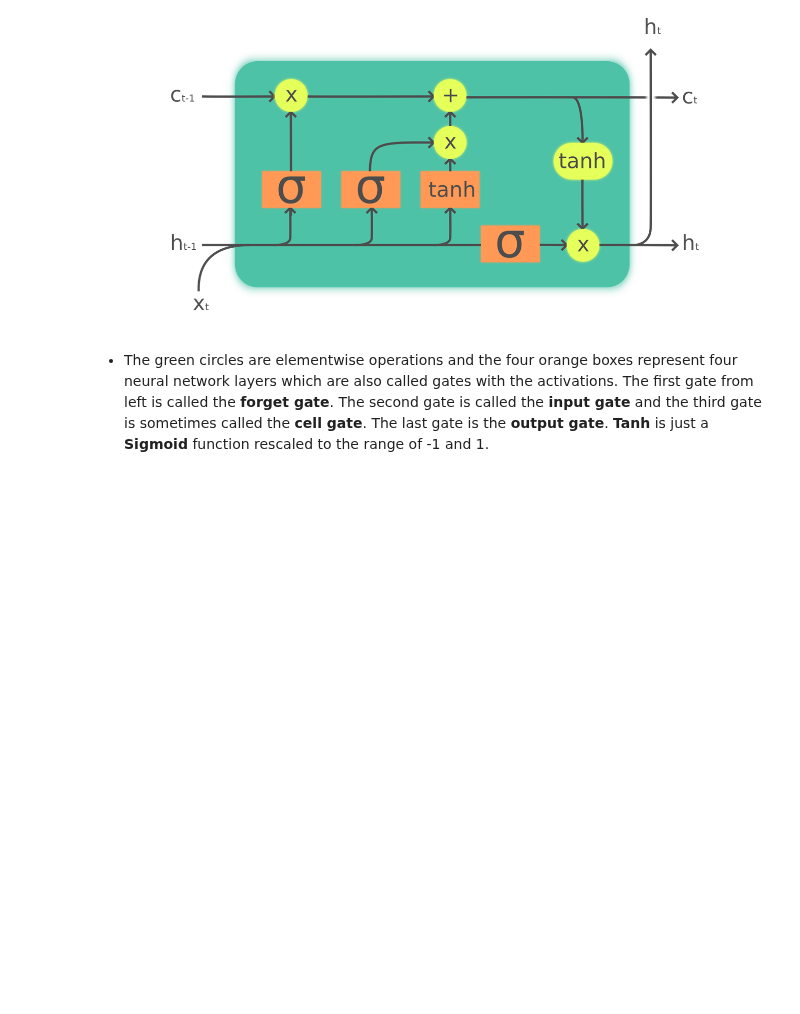
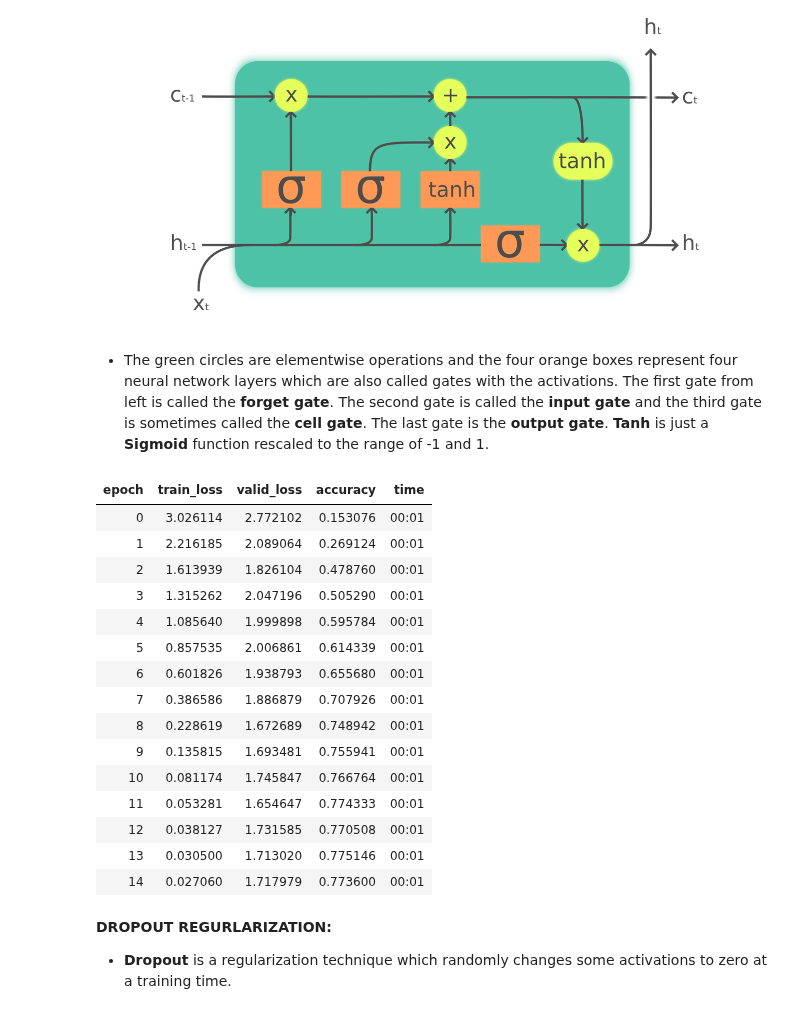
Before and after one commit to ThinamXx/Fastai, a Jupyter notebook: 11. Language Model/LanguageModel.ipynb, the cells around one changed output. Cells and saved outputs as stored; diff of their text form; code cells hidden in the pictures; blank space fills up the shorter version.

Commit message:
Language Model with LSTM

```diff
--- a/11. Language Model/LanguageModel.ipynb
+++ b/11. Language Model/LanguageModel.ipynb
@@ -368,3 +368,45 @@ class LSTMCell(Module):                                     # Defining LSTM Clas
         c = (forgetgate*c) + (ingate*cellgate)              # Initializing Cell State.
         h = outgate * c.tanh()                              # Initializing Hidden State.
         return h, (h, c)
+# %%
+#@ LANGUAGE MODEL IN PYTORCH: LONG SHORT TERM MEMORY:
+class LMModel6(Module):                                                   # Defining Language Model Class.
+    def __init__(self, vocab_sz, n_hidden, n_layers):                     # Initializing Constructor Function.
+        self.i_h = nn.Embedding(vocab_sz, n_hidden)                       # Initializing Embedding Layer.
+        self.rnn = nn.LSTM(n_hidden,n_hidden,n_layers,batch_first=True)   # Initializing LSTM Layer.
+        self.h_o = nn.Linear(n_hidden, vocab_sz)                          # Initializing Linear Layer.
+        self.h = [torch.zeros(n_layers, bs, n_hidden) for _ in range(2)]  # Initializing Hidden State.
+
+    def forward(self, x):                                                 # Forward Propagation Function.
+        res, h = self.rnn(self.i_h(x), self.h)                            # Implementation of LSTM.
+        self.h = [h_.detach() for h_ in h]                                # Removing all the Gradients History.
+        return self.h_o(res)                                              # Implementation of Linear Layer.
+
+    def reset(self):
+        for h in self.h: h.zero_()                                        # Defining Reset Function.
+
+#@ TRAINING THE LANGUAGE MODEL:
+learn = Learner(dls, LMModel6(len(vocab), 64, 2),                         # Initializing Learner with Multilayer RNN.
+                loss_func=CrossEntropyLossFlat(),                         # Initializing Cross Entropy Loss Function.
+                metrics=accuracy, cbs=ModelResetter)                      # Initializing Metrics and Callbacks.
+learn.fit_one_cycle(15, 1e-2)                                             # Training the Learner.
+# %% [output]
+| epoch | train_loss | valid_loss | accuracy | time |
+| 0 | 3.026114 | 2.772102 | 0.153076 | 00:01 |
+| 1 | 2.216185 | 2.089064 | 0.269124 | 00:01 |
+| 2 | 1.613939 | 1.826104 | 0.478760 | 00:01 |
+| 3 | 1.315262 | 2.047196 | 0.505290 | 00:01 |
+| 4 | 1.085640 | 1.999898 | 0.595784 | 00:01 |
+| 5 | 0.857535 | 2.006861 | 0.614339 | 00:01 |
+| 6 | 0.601826 | 1.938793 | 0.655680 | 00:01 |
+| 7 | 0.386586 | 1.886879 | 0.707926 | 00:01 |
+| 8 | 0.228619 | 1.672689 | 0.748942 | 00:01 |
+| 9 | 0.135815 | 1.693481 | 0.755941 | 00:01 |
+| 10 | 0.081174 | 1.745847 | 0.766764 | 00:01 |
+| 11 | 0.053281 | 1.654647 | 0.774333 | 00:01 |
+| 12 | 0.038127 | 1.731585 | 0.770508 | 00:01 |
+| 13 | 0.030500 | 1.713020 | 0.775146 | 00:01 |
+| 14 | 0.027060 | 1.717979 | 0.773600 | 00:01 |
+# %% [markdown]
+**DROPOUT REGURLARIZATION:**
+- **Dropout** is a regularization technique which randomly changes some activations to zero at a training time.
```
Also changed, not shown: parts of 5 cells of this notebook.
